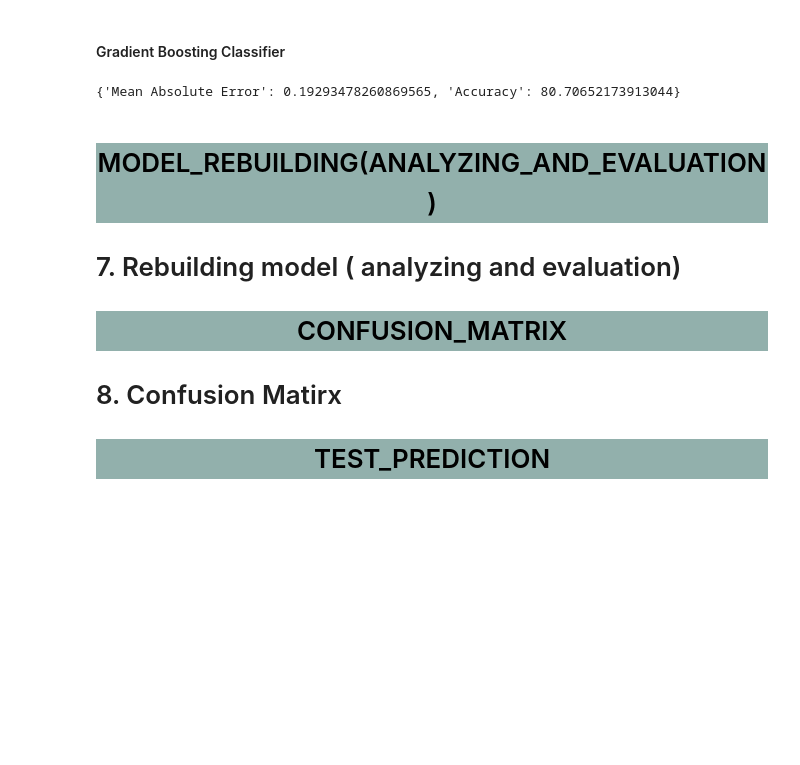
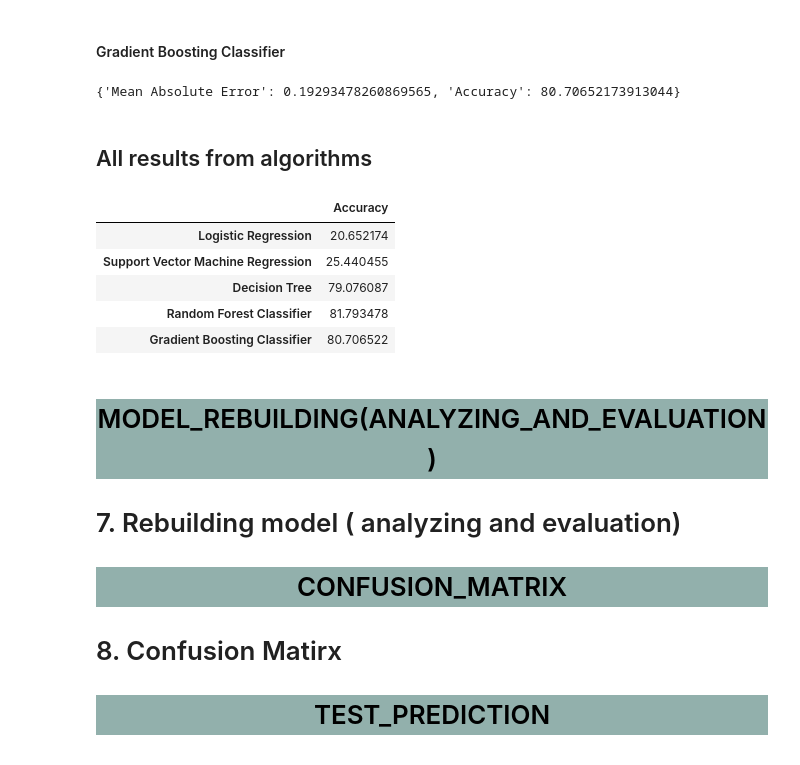
Before and after one commit to vegimik/employee-attenuation-predicting, a Jupyter notebook: employee-attenuation-predicting.ipynb, the cells around one changed output. Saved outputs shown, nothing was run; the diff lists cells and outputs as text; code cells hidden in the pictures; blank space fills up the shorter version.

Commit message:
Added Decision Tree in model building section and got results of algorithms

```diff
--- a/employee-attenuation-predicting.ipynb
+++ b/employee-attenuation-predicting.ipynb
@@ -461,4 +474,6 @@ print(lr_model)
 # %%
+models_result.append('Support Vector Machine Regression')
+
 svm = SVR(C = 1000, gamma = 0.1)
 svm_mae = fit_and_evaluate(svm)
 
@@ -467,0 +493,7 @@ Support Vector Machine Regression Performance on the test set: MAE = 0.2544
+# %%
+models_result.append('Decision Tree')
+
+dec = tree.DecisionTreeClassifier()
+dec.fit(X,y)
+train_predict = dec.predict(X)
+test_predict = dec.predict(X_test)
@@ -468,7 +505,8 @@ Support Vector Machine Regression Performance on the test set: MAE = 0.2544
 # %% [markdown]
 #### Random Forest Classifier
 # %%
-from sklearn.ensemble import RandomForestClassifier
+models_result.append('Random Forest Classifier')
+
 rfc = RandomForestClassifier(n_estimators=100, random_state=0, n_jobs=-1)
 rfc_metrics = fit_and_evaluate_model(rfc);
 rfc_metrics
@@ -482,13 +520,27 @@ rfc_metrics
 #visualize_tree(clf, X, y, boundaries=False);
 # %% [markdown]
 #### Gradient Boosting Classifier
+# %%
+models_result.append('Gradient Boosting Classifier')
+
+gbc = GradientBoostingClassifier(n_estimators=100, learning_rate=1.0,max_depth=1, random_state=0)
+gbc_metrics = fit_and_evaluate_model(gbc);
+gbc_metrics
+# %% [output]
+{'Mean Absolute Error': 0.19293478260869565, 'Accuracy': 80.70652173913044}
+# %% [markdown]
+## All results from algorithms
 # %%
-from sklearn.ensemble import GradientBoostingClassifier
-gbc = GradientBoostingClassifier(n_estimators=100, learning_rate=1.0,max_depth=1, random_state=0)
-gbc_metrics = fit_and_evaluate_model(gbc);
-gbc_metrics
+results = DataFrame({"Accuracy" : accuracy_result } , index = models_result)
+
+results
 # %% [output]
-{'Mean Absolute Error': 0.19293478260869565, 'Accuracy': 80.70652173913044}
+|  | Accuracy |
+| Logistic Regression | 20.652174 |
+| Support Vector Machine Regression | 25.440455 |
+| Decision Tree | 79.076087 |
+| Random Forest Classifier | 81.793478 |
+| Gradient Boosting Classifier | 80.706522 |
 # %% [markdown]
 
 
```
Also changed, not shown: parts of 18 cells of this notebook.
